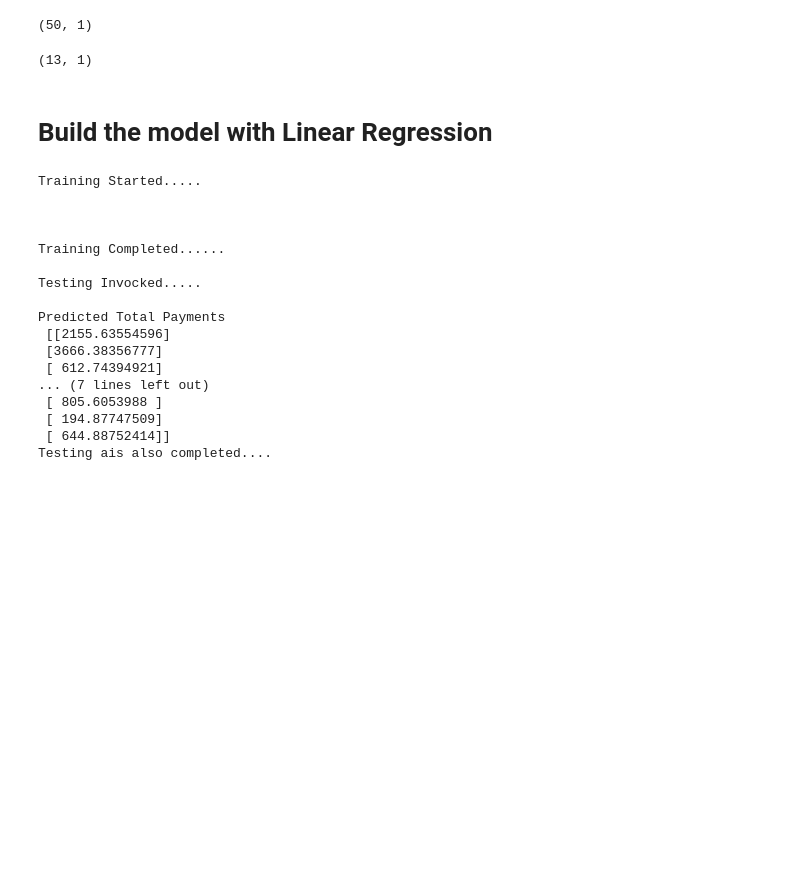
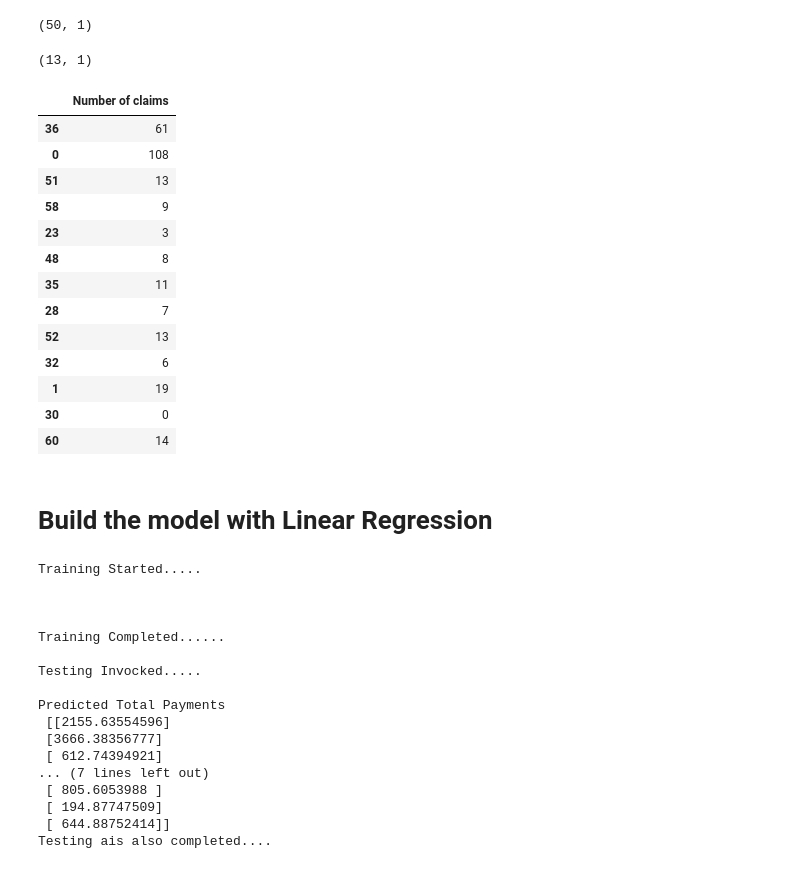
Before and after one commit to Shahbaz1234567/Machine-Learning-with-Python, a Jupyter notebook: Day1_Simple Linear Regression.ipynb, the cells around one changed output. Drawn from its saved outputs; the diff is of its cells as text; code cells hidden in the pictures; blank space fills up the shorter version.

```diff
--- a/Day1_Simple Linear Regression.ipynb
+++ b/Day1_Simple Linear Regression.ipynb
@@ -153,6 +177,23 @@ xtrain.shape
 xtest.shape
 # %% [output]
 (13, 1)
+# %%
+xtest
+# %% [output]
+|  | Number of claims |
+| 36 | 61 |
+| 0 | 108 |
+| 51 | 13 |
+| 58 | 9 |
+| 23 | 3 |
+| 48 | 8 |
+| 35 | 11 |
+| 28 | 7 |
+| 52 | 13 |
+| 32 | 6 |
+| 1 | 19 |
+| 30 | 0 |
+| 60 | 14 |
 # %% [markdown]
 # Build the model with Linear Regression
 # %%
```
Also changed, not shown: parts of 10 cells of this notebook, 18 other files.
